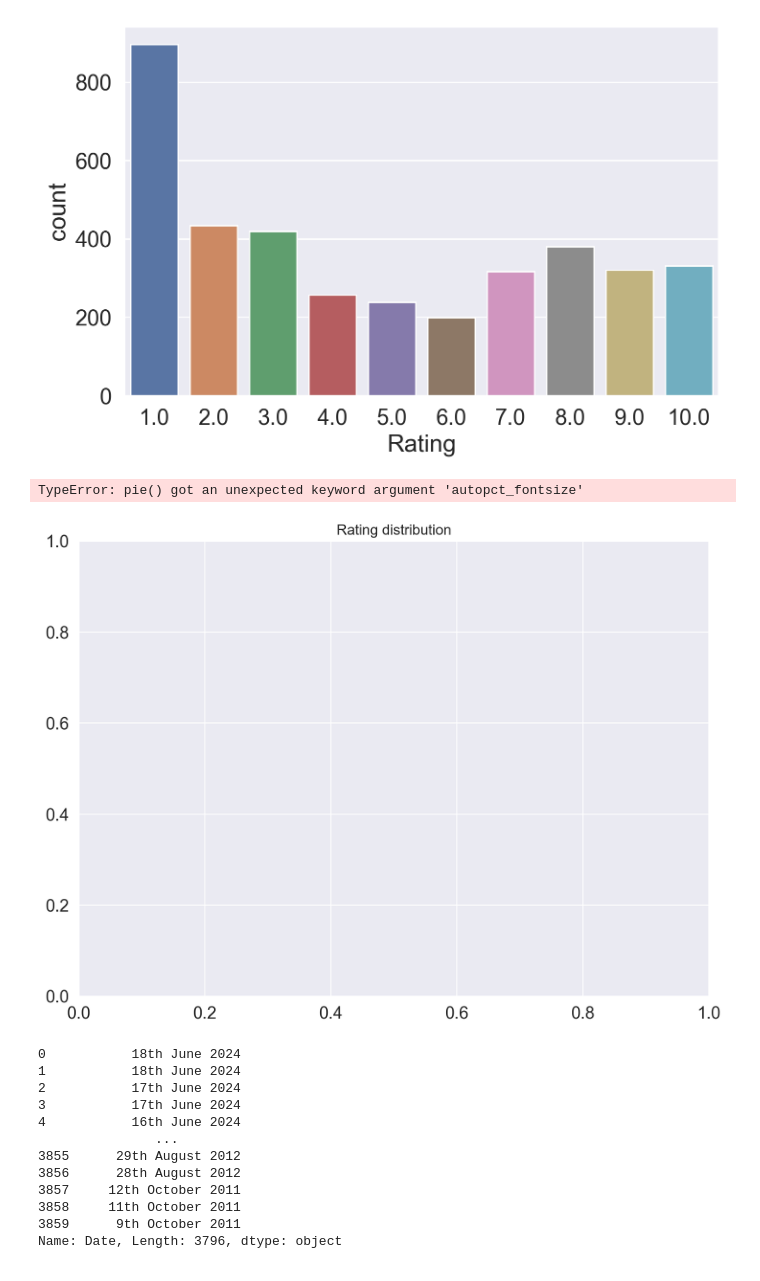
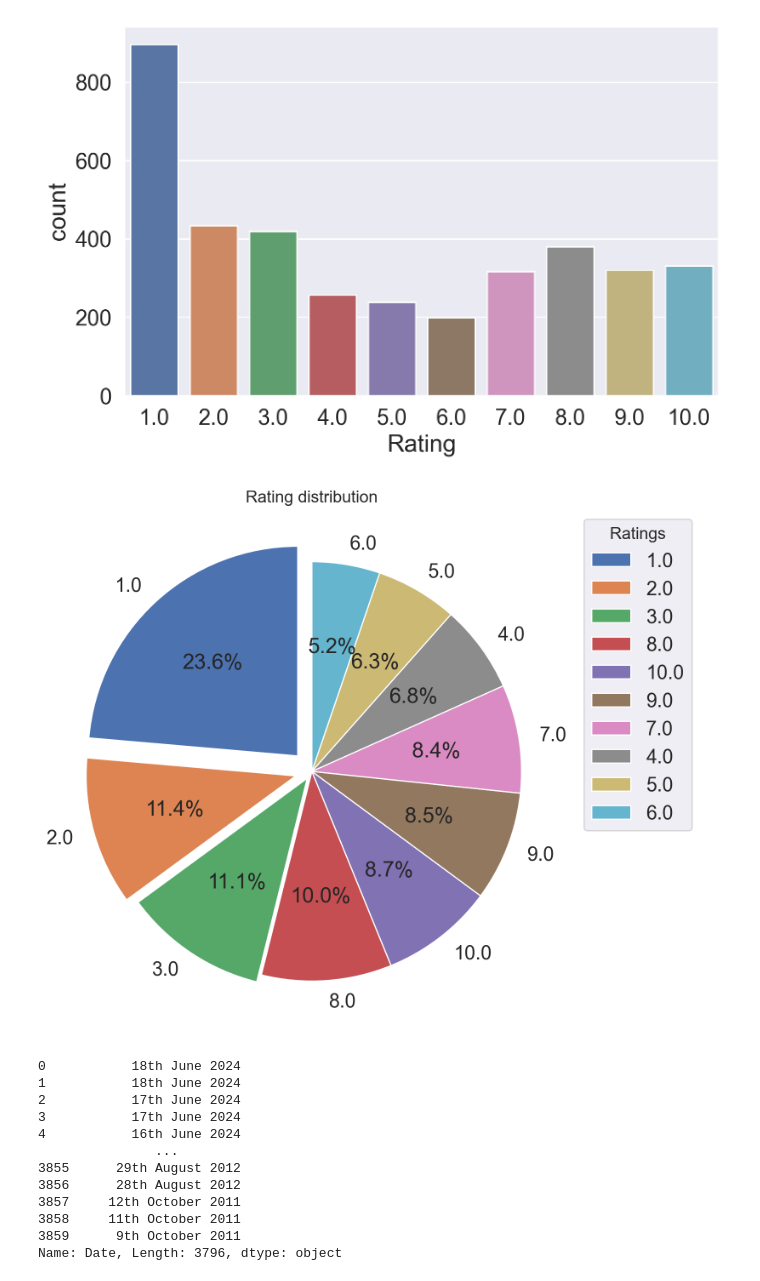
Before and after one commit to dakShh/ba-sentiment-analysis, a Jupyter notebook: notebooks/ba_sentiment_analysis.ipynb, the cells around one changed output. Drawn from its saved outputs; the diff is of its cells as text; code cells hidden in the pictures.

```diff
--- a/notebooks/ba_sentiment_analysis.ipynb
+++ b/notebooks/ba_sentiment_analysis.ipynb
@@ -260,18 +260,17 @@ sns.countplot(reviews, x="Rating", palette="deep")
 # %%
 # explode 1st slice
 explode = (0.1,0.08,0.04, 0,0,0,0,0,0,0)
 
 labels = reviews['Rating'].value_counts().index.to_list()
 plt.figure(figsize=(11, 8))
 plt.title("Rating distribution")
-plt.pie(reviews['Rating'].value_counts(), explode=explode, startangle=90, autopct='%1.1f%%', labels=labels,pctdistance=0.8, autopct_fontsize=8)
+plt.pie(reviews['Rating'].value_counts(), explode=explode, startangle=90, autopct='%1.1f%%', labels=labels)
 
 plt.legend(labels=labels, loc="best")
 plt.legend(title="Ratings", title_fontsize=14, loc="upper left", bbox_to_anchor=(1, 1))
 plt.show()
 # %% [output]
-TypeError: pie() got an unexpected keyword argument 'autopct_fontsize'
-[figure, old version]
+[figure, new version]
 # %%
 reviews['Date']
 # %% [output]
```
